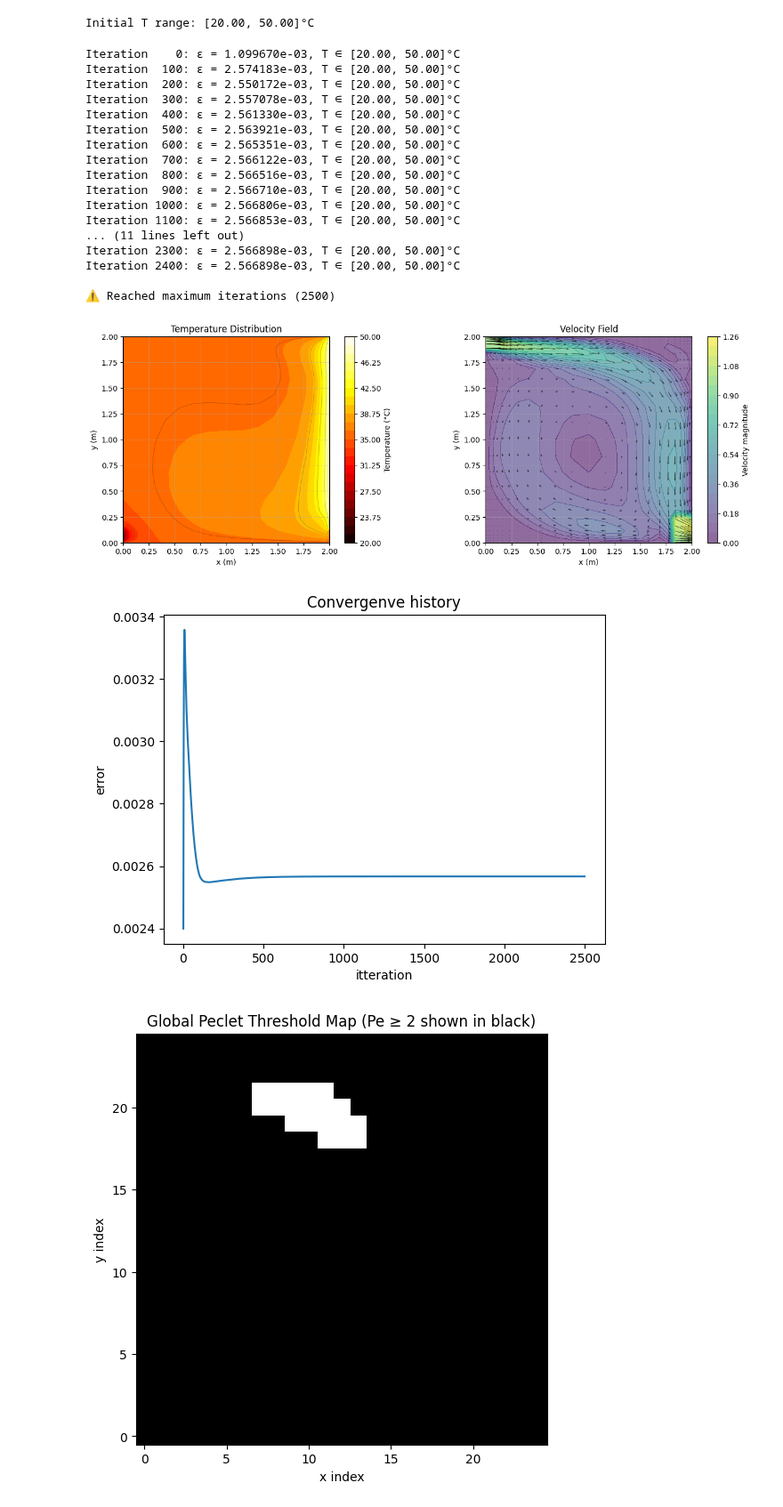
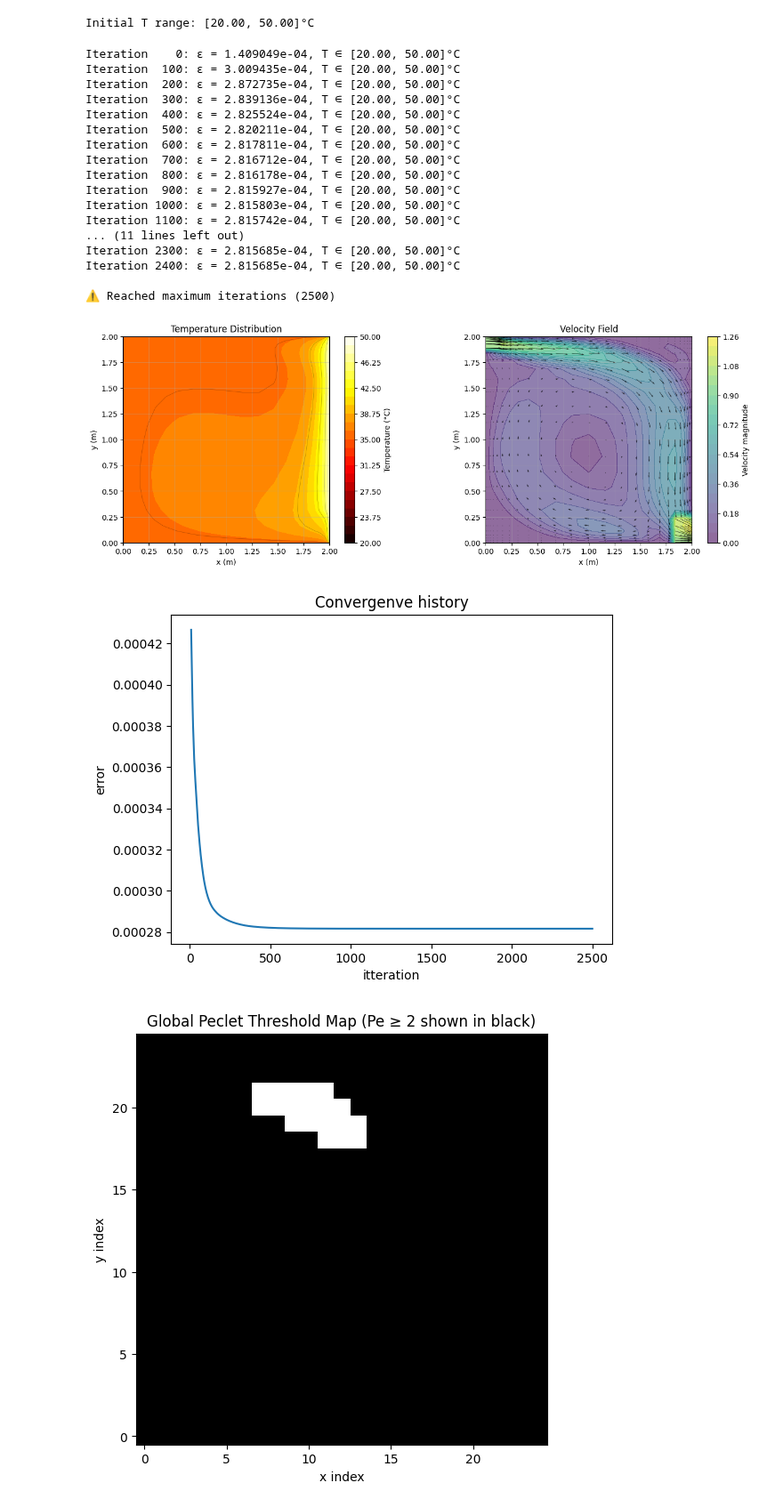
Before and after one commit to Mafaz03/Computational-Fluid-Dynamics, a Jupyter notebook: 2-D Convection Diffusion/2-D Convection Diffusion Assignment 3-2.ipynb, the cells around one changed output. Shown at 89% size. Saved outputs shown, nothing was run; the diff lists cells and outputs as text; code cells hidden in the pictures.

Commit message:
changes on flux

```diff
--- a/2-D Convection Diffusion/2-D Convection Diffusion Assignment 3-2.ipynb
+++ b/2-D Convection Diffusion/2-D Convection Diffusion Assignment 3-2.ipynb
@@ -199,18 +199,18 @@ for iteration in range(max_iter):
             # Left boundary (x = 0)
             b[0] = 1.0 # this will simplify to
             c[0] = 0.0
-            if y[j] <= h_A:
-                d[0] = T_A  # Inlet A with T_A
+            if j == 0:
+                d[0] = T_A  # Node (0,0) only
             else:
-                d[0] = T[0, j]  # Zero gradient (or previous value)
+                d[0] = T[0, j]  # All other nodes at i=0 use zero gradient
 
             # Right boundary (x = L)
             a[-1] = 0.0
             b[-1] = 1.0
-            if y[j] > h_C:
-                d[-1] = T_wall  # Fixed wall temperature
+            if j == 0:
+                d[-1] = T[-1, j]  # Bottom-right: zero gradient (EXCEPTION)
             else:
-                d[-1] = T[-1, j]  # Outlet C - zero gradient
+                d[-1] = T_wall  # All other right wall nodes: T_wall
 
             # Solve tridiagonal system
             T_new = tdma_solve(a, b, c, d)
@@ -302,6 +302,7 @@ for iteration in range(max_iter):
     if iteration % 1 == 0:
         residual_sum = 0.0
         cell_count = 0
+        flux_sum_total = 0.0
 
         for i in range(1, nx-1):
             for j in range(1, ny-1):
@@ -352,8 +353,12 @@ for iteration in range(max_iter):
 
                 residual_sum += residual
                 cell_count += 1
+                flux_sum = (abs(a_E * T[i+1, j]) + abs(a_W * T[i-1, j]) +
+                       abs(a_N * T[i, j+1]) + abs(a_S * T[i, j-1]) +
+                       abs(a_P * T[i, j]))
+                flux_sum_total += flux_sum
 
-        epsilon = residual_sum / cell_count if cell_count > 0 else 0.0
+        epsilon = residual_sum / flux_sum_total
 
         if iteration % 100 == 0:
             print(f"Iteration {iteration:4d}: ε = {epsilon:.6e}, T ∈ [{T.min():.2f}, {T.max():.2f}]°C")
@@ -396,32 +401,32 @@ ax2.set_title('Velocity Field')
 ax2.set_aspect('equal')
 ax2.grid(True, alpha=0.3)
 # %% [output]
-Iteration    0: ε = 1.099670e-03, T ∈ [20.00, 50.00]°C
-Iteration  100: ε = 2.574183e-03, T ∈ [20.00, 50.00]°C
-Iteration  200: ε = 2.550172e-03, T ∈ [20.00, 50.00]°C
-Iteration  300: ε = 2.557078e-03, T ∈ [20.00, 50.00]°C
-Iteration  400: ε = 2.561330e-03, T ∈ [20.00, 50.00]°C
-Iteration  500: ε = 2.563921e-03, T ∈ [20.00, 50.00]°C
-Iteration  600: ε = 2.565351e-03, T ∈ [20.00, 50.00]°C
-Iteration  700: ε = 2.566122e-03, T ∈ [20.00, 50.00]°C
-Iteration  800: ε = 2.566516e-03, T ∈ [20.00, 50.00]°C
-Iteration  900: ε = 2.566710e-03, T ∈ [20.00, 50.00]°C
-Iteration 1000: ε = 2.566806e-03, T ∈ [20.00, 50.00]°C
-Iteration 1100: ε = 2.566853e-03, T ∈ [20.00, 50.00]°C
+Iteration    0: ε = 1.409049e-04, T ∈ [20.00, 50.00]°C
+Iteration  100: ε = 3.009435e-04, T ∈ [20.00, 50.00]°C
+Iteration  200: ε = 2.872735e-04, T ∈ [20.00, 50.00]°C
+Iteration  300: ε = 2.839136e-04, T ∈ [20.00, 50.00]°C
+Iteration  400: ε = 2.825524e-04, T ∈ [20.00, 50.00]°C
+Iteration  500: ε = 2.820211e-04, T ∈ [20.00, 50.00]°C
+Iteration  600: ε = 2.817811e-04, T ∈ [20.00, 50.00]°C
+Iteration  700: ε = 2.816712e-04, T ∈ [20.00, 50.00]°C
+Iteration  800: ε = 2.816178e-04, T ∈ [20.00, 50.00]°C
+Iteration  900: ε = 2.815927e-04, T ∈ [20.00, 50.00]°C
+Iteration 1000: ε = 2.815803e-04, T ∈ [20.00, 50.00]°C
+Iteration 1100: ε = 2.815742e-04, T ∈ [20.00, 50.00]°C
 ... (11 lines left out)
-Iteration 2300: ε = 2.566898e-03, T ∈ [20.00, 50.00]°C
-Iteration 2400: ε = 2.566898e-03, T ∈ [20.00, 50.00]°C
+Iteration 2300: ε = 2.815685e-04, T ∈ [20.00, 50.00]°C
+Iteration 2400: ε = 2.815685e-04, T ∈ [20.00, 50.00]°C
 
 ⚠ Reached maximum iterations (2500)
-[figure, old version]
+[figure, new version]
 # %%
-plt.plot(range(len(epsilon_history))[2:], epsilon_history[2:])
+plt.plot(range(len(epsilon_history))[10:], epsilon_history[10:])
 plt.title("Convergenve history")
 plt.xlabel("itteration")
 plt.ylabel("error")
 plt.show()
 # %% [output]
-[figure, old version]
+[figure, new version]
 # %%
 Pe_array = np.array(Pe_history)
 n = int(len(Pe_array)**0.5)
```
